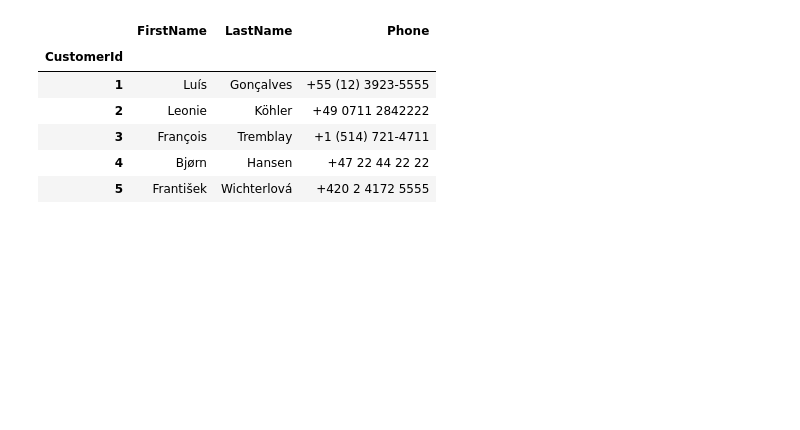
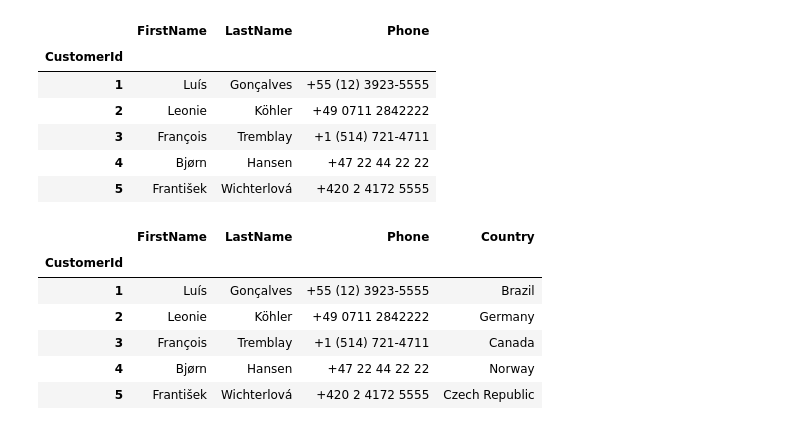
Before and after one commit to lazizrakhmat/DS-Notebook, a Jupyter notebook: Praktikum_Notebook_ipynb_.ipynb, the cells around one changed output. Drawn from its saved outputs; the diff is of its cells as text; code cells hidden in the pictures; blank space fills up the shorter version.

Commit message:
query

```diff
--- a/Praktikum_Notebook_ipynb_.ipynb
+++ b/Praktikum_Notebook_ipynb_.ipynb
@@ -133,3 +133,15 @@ df.head()
 | 3 | François | Tremblay | +1 (514) 721-4711 |
 | 4 | Bjørn | Hansen | +47 22 44 22 22 |
 | 5 | František | Wichterlová | +420 2 4172 5555 |
+# %%
+query = "SELECT CustomerId, Firstname, Lastname, Phone, Country FROM customers"
+df = pd.read_sql(query, db, index_col="CustomerId")
+df.head()
+# %% [output]
+|  | FirstName | LastName | Phone | Country |
+| CustomerId |  |  |  |  |
+| 1 | Luís | Gonçalves | +55 (12) 3923-5555 | Brazil |
+| 2 | Leonie | Köhler | +49 0711 2842222 | Germany |
+| 3 | François | Tremblay | +1 (514) 721-4711 | Canada |
+| 4 | Bjørn | Hansen | +47 22 44 22 22 | Norway |
+| 5 | František | Wichterlová | +420 2 4172 5555 | Czech Republic |
```
Also changed, not shown: parts of 5 cells of this notebook.
